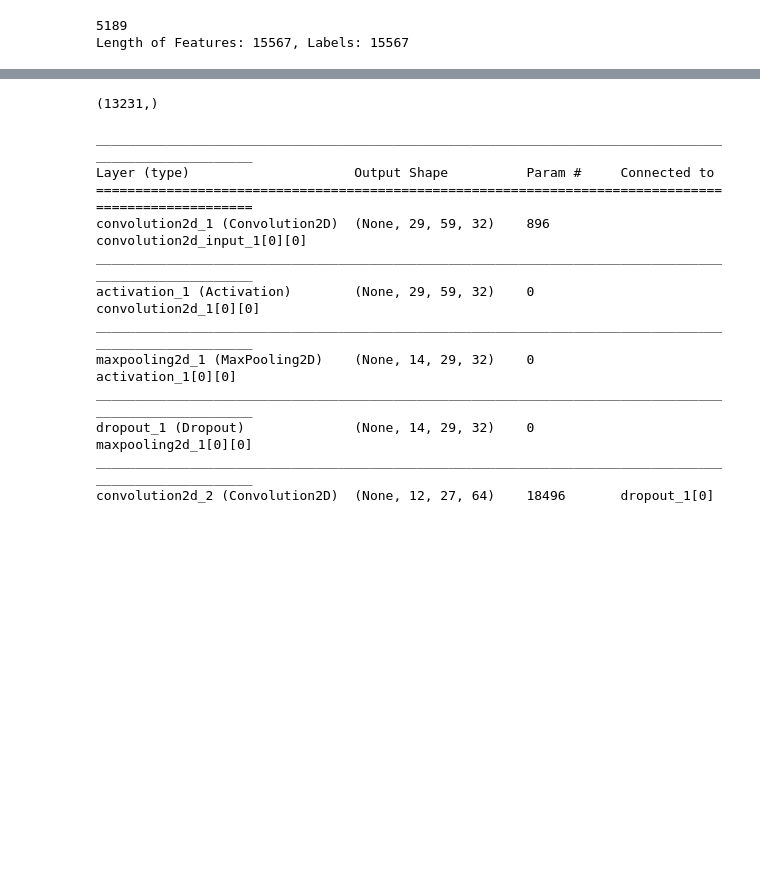
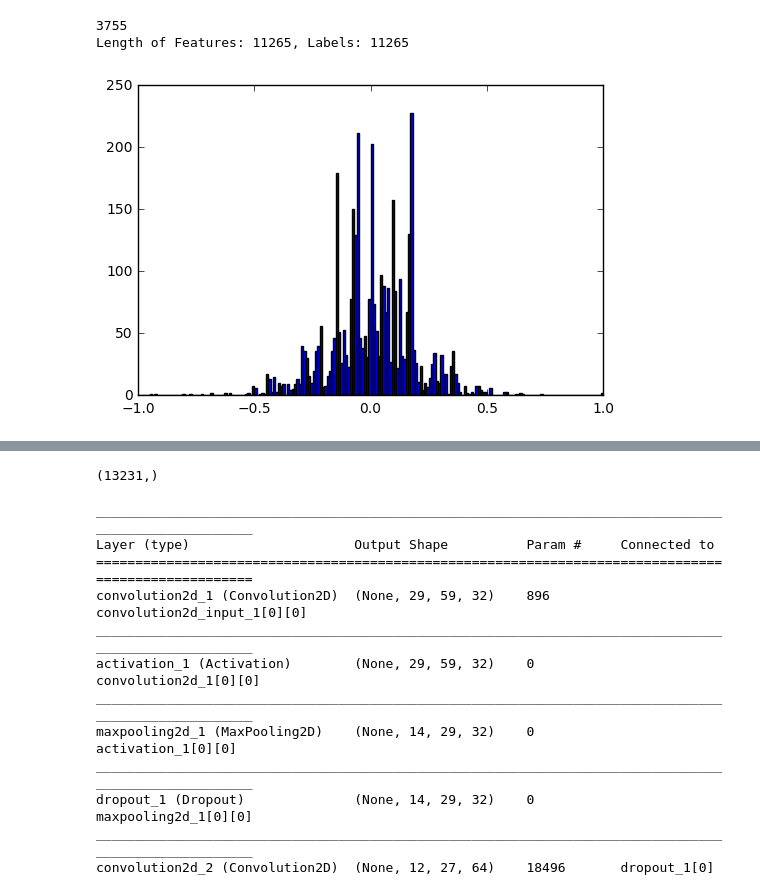
Before and after one commit to sahiljuneja/Udacity-SDCND-Term-1, a Jupyter notebook: Term-1/P3-Behavioral-Cloning/model.ipynb, the cells around one changed output, grey strips where cells are left out. Saved outputs shown, nothing was run; the diff lists cells and outputs as text; code cells hidden in the pictures; blank space fills up the shorter version.

```diff
--- a/Term-1/P3-Behavioral-Cloning/model.ipynb
+++ b/Term-1/P3-Behavioral-Cloning/model.ipynb
@@ -31,7 +31,7 @@ Using TensorFlow backend.
 # Read in CSV file
 csv_loc = "data/driving_log.csv"
 df = pd.read_csv(csv_loc)
-df = df.drop(df[df['steering'] == 0].sample(frac=0.60).index)
+df = df.drop(df[df['steering'] == 0].sample(frac=0.95).index)
 df = df.drop(df[df['throttle'] < 0.25].sample(frac=0.50).index)
 print(len(df.index))
 # Add c,l and r images.
@@ -39,8 +39,8 @@ features_col = pd.concat([df['center'], df['left'].map(str.strip), df['right'].m
 features_col = np.array(features_col.values.tolist())
 
 # Add steering angles for c,l,r with added shift for l and r images
-l_shift = 0.25
-r_shift = -0.25
+l_shift = 0.08
+r_shift = -0.08
 labels_c = df['steering']
 labels_r = df['steering'] + r_shift
 labels_l = df['steering'] + l_shift
@@ -56,5 +56,5 @@ X_train, X_val, y_train, y_val = train_test_split(features_col, labels_col, test
 # Read in image list
 images = os.listdir("data/IMG/")
 # %% [output]
-5189
-Length of Features: 15567, Labels: 15567
+3755
+Length of Features: 11265, Labels: 11265
@@ -63,3 +61,8 @@ Length of Features: 15567, Labels: 15567
+# %%
+### Plot data
+plt.hist(df['steering'],bins=200, range=(-1,1));
+# %% [output]
+[figure, added]
 # %%
 ### Pre-Process
 img_cols = 120
```
Also changed, not shown: parts of 4 cells of this notebook.
